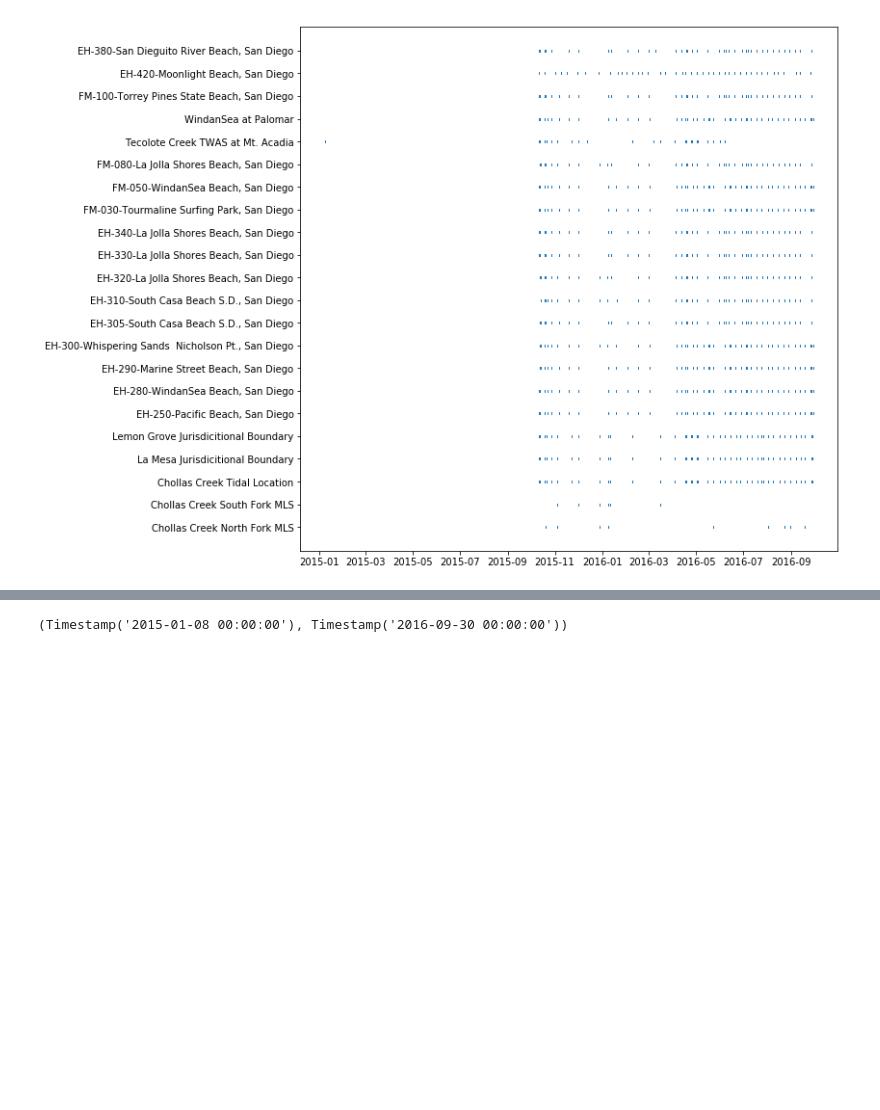
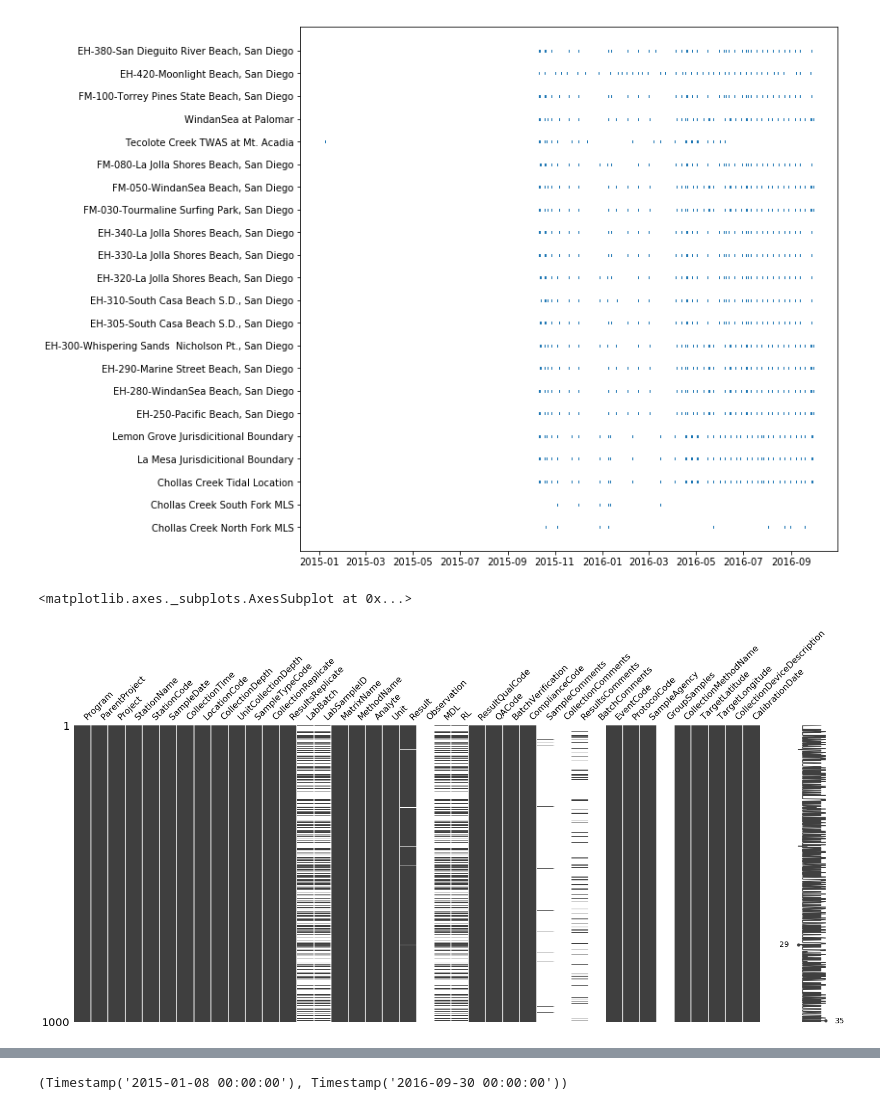
Before and after one commit to san-diego-water-quality/example-analysis, a Jupyter notebook: TMDL.ipynb, the cells around one changed output, grey strips where cells are left out. Cells and saved outputs as stored; diff of their text form; code cells hidden in the pictures; blank space fills up the shorter version.

```diff
--- a/TMDL.ipynb
+++ b/TMDL.ipynb
@@ -143,3 +151,9 @@ bac = df[df.ParentProject == 'Bacteria TMDL 20 Beaches and Creeks'].copy()
 event_time_plot(bac)
 # %% [output]
 [figure]
+# %%
+
+msno.matrix(bac.sample(1000)[bac.columns[:40]])
+# %% [output]
+<matplotlib.axes._subplots.AxesSubplot at 0x...>
+[figure, added]
```
Also changed, not shown: parts of 7 cells of this notebook, 2 other files.
